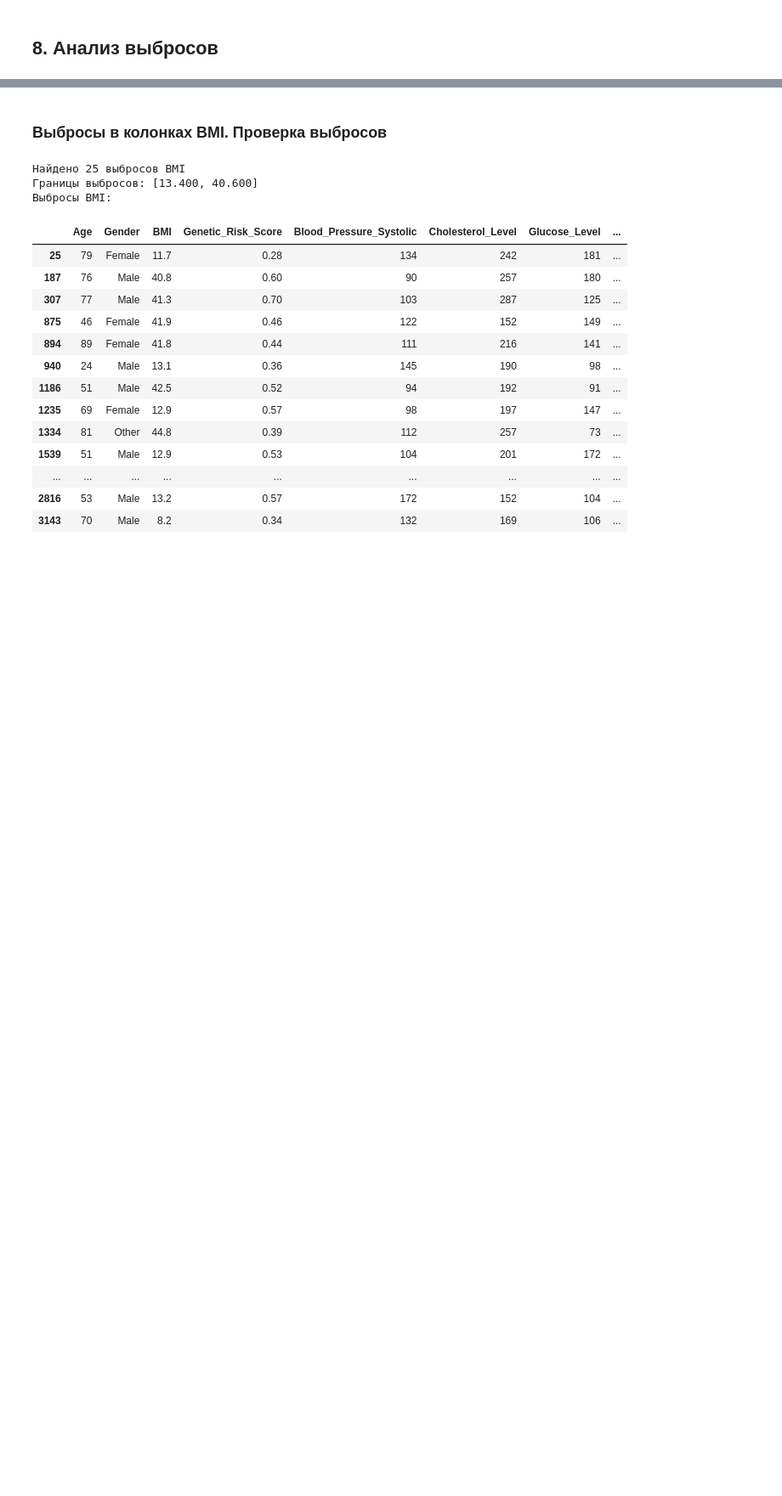
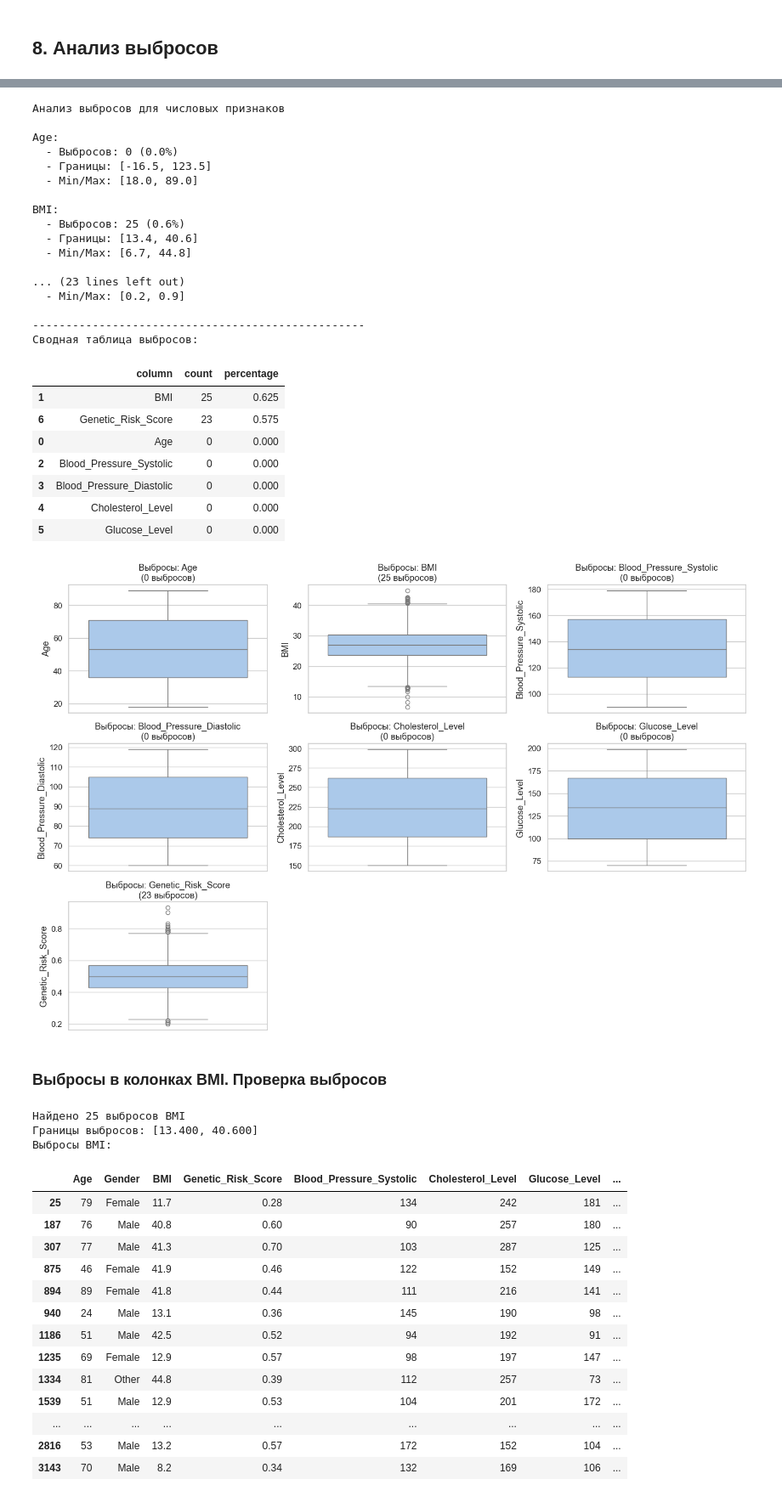
Before and after one commit to fv-kalashikk/my_data_eng, a Jupyter notebook: notebooks/EDA.ipynb, the cells around one changed output, grey strips where cells are left out. Shown: that part at 85% size. Saved outputs shown, nothing was run; the diff lists cells and outputs as text; code cells hidden in the pictures; blank space fills up the shorter version.

```diff
--- a/notebooks/EDA.ipynb
+++ b/notebooks/EDA.ipynb
@@ -299,3 +256,76 @@ Genetic_Risk_Score:
+# %%
+numeric_columns = ['Age', 'BMI', 'Blood_Pressure_Systolic', 'Blood_Pressure_Diastolic',
+                   'Cholesterol_Level', 'Glucose_Level', 'Genetic_Risk_Score']
+
+print("Анализ выбросов для числовых признаков")
+
+# метод IQR для определения выбросов
+outliers_summary = []
+for column in numeric_columns:
+    Q1 = df[column].quantile(0.25)
+    Q3 = df[column].quantile(0.75)
+    IQR = Q3 - Q1
+
+    lower_bound = Q1 - 1.5 * IQR
+    upper_bound = Q3 + 1.5 * IQR
+
+    outliers = df[(df[column] < lower_bound) | (df[column] > upper_bound)]
+    outlier_count = len(outliers)
+    outlier_percentage = (outlier_count / len(df)) * 100
+
+    print(f"\n{column}:")
+    print(f"  - Выбросов: {outlier_count} ({outlier_percentage:.1f}%)")
+    print(f"  - Границы: [{lower_bound:.1f}, {upper_bound:.1f}]")
+    print(f"  - Min/Max: [{df[column].min():.1f}, {df[column].max():.1f}]")
+
+    outliers_summary.append({
+        'column': column,
+        'count': outlier_count,
+        'percentage': outlier_percentage
+    })
+
+# сводная таблица выбросов
+print("\n" + "-"*50)
+print("Сводная таблица выбросов:")
+outliers_df = pd.DataFrame(outliers_summary)
+display(outliers_df.sort_values('percentage', ascending=False))
+
+# визуализация выбросов
+plt.figure(figsize=(15, 10))
+for i, column in enumerate(numeric_columns, 1):
+    plt.subplot(3, 3, i)
+    sns.boxplot(y=df[column])
+    plt.title(f'Выбросы: {column}\n({outliers_summary[i-1]["count"]} выбросов)')
+    plt.ylabel(column)
+plt.tight_layout()
+plt.show()
+# %% [output]
+Анализ выбросов для числовых признаков
+
+Age:
+  - Выбросов: 0 (0.0%)
+  - Границы: [-16.5, 123.5]
+  - Min/Max: [18.0, 89.0]
+
+BMI:
+  - Выбросов: 25 (0.6%)
+  - Границы: [13.4, 40.6]
+  - Min/Max: [6.7, 44.8]
+
+... (23 lines left out)
+  - Min/Max: [0.2, 0.9]
+
+--------------------------------------------------
+Сводная таблица выбросов:
+|  | column | count | percentage |
+| 1 | BMI | 25 | 0.625 |
+| 6 | Genetic_Risk_Score | 23 | 0.575 |
+| 0 | Age | 0 | 0.000 |
+| 2 | Blood_Pressure_Systolic | 0 | 0.000 |
+| 3 | Blood_Pressure_Diastolic | 0 | 0.000 |
+| 4 | Cholesterol_Level | 0 | 0.000 |
+| 5 | Glucose_Level | 0 | 0.000 |
+[figure, added]
 # %% [markdown]
 ### Выбросы в колонках BMI. Проверка выбросов
 # %%
```
Also changed, not shown: parts of 5 cells of this notebook.
